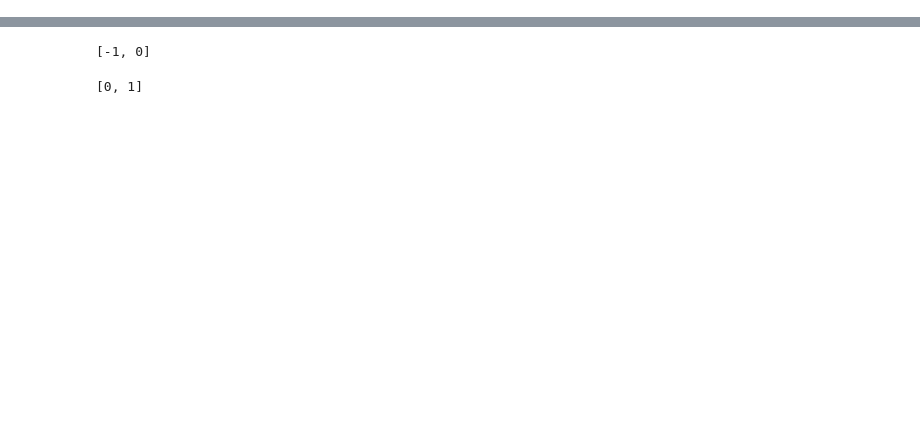
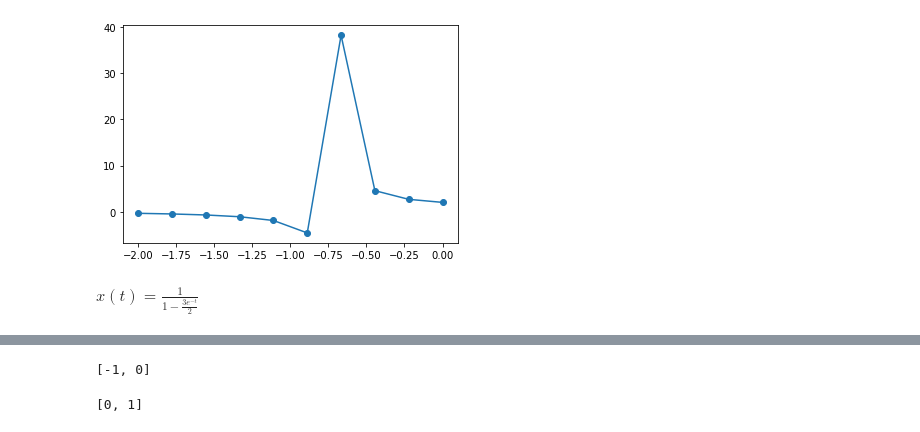
Before and after one commit to seowoo-sim/2021_cphys1, a Jupyter notebook: final.ipynb, the cells around one changed output, grey strips where cells are left out. Drawn from its saved outputs; the diff is of its cells as text; code cells hidden in the pictures; blank space fills up the shorter version.

```diff
--- a/final.ipynb
+++ b/final.ipynb
@@ -13,0 +60,16 @@ $\displaystyle \frac{d}{d t} x{\left(t \right)} = - x^{2}{\left(t \right)} - x{\
+# %%
+t3=np.linspace(-2,0,10)
+f3=[1/(1 - exp(-i)/2) for i in t3]
+plt.plot(t3,f3,'o-')
+plt.show()
+# %% [output]
+[figure, added]
+# %%
+#4번
+t= symbols('t')
+r=symbols('r')
+x=Function('x')
+deq=Eq(x(t).diff(t),x(t)-x(t)**2)
+dsolve(deq,ics={x(0):-2})
+# %% [output]
+$\displaystyle x{\left(t \right)} = \frac{1}{1 - \frac{3 e^{- t}}{2}}$
```
Also changed, not shown: parts of 11 cells of this notebook.
